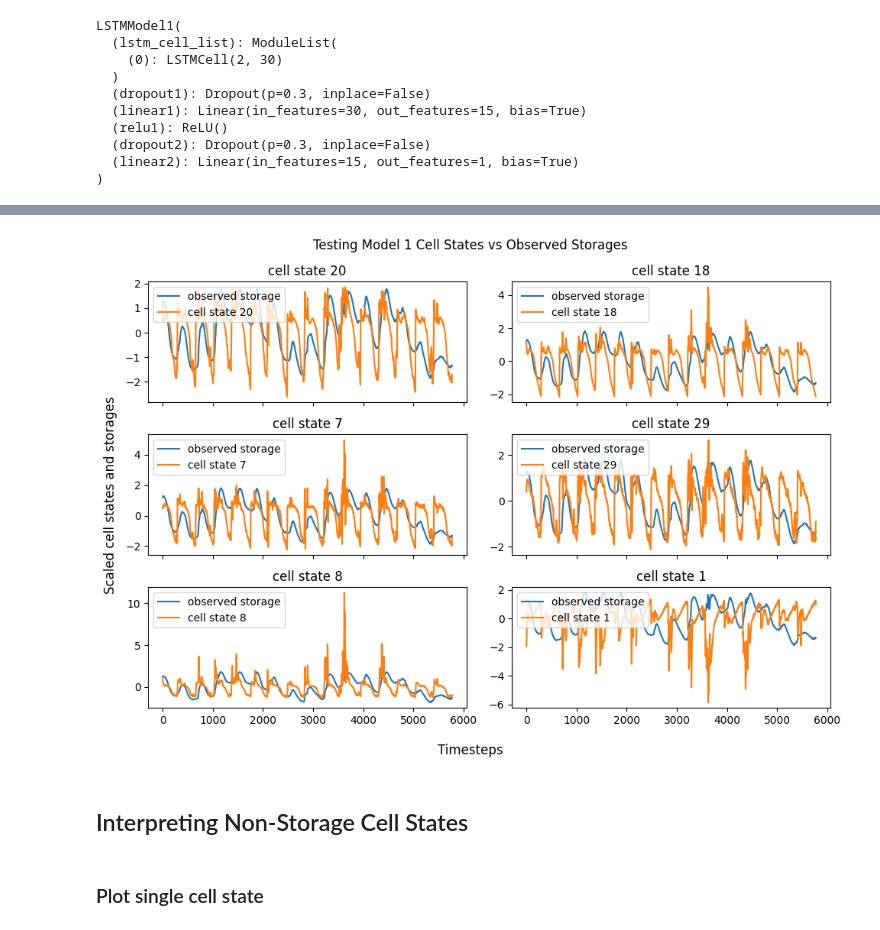
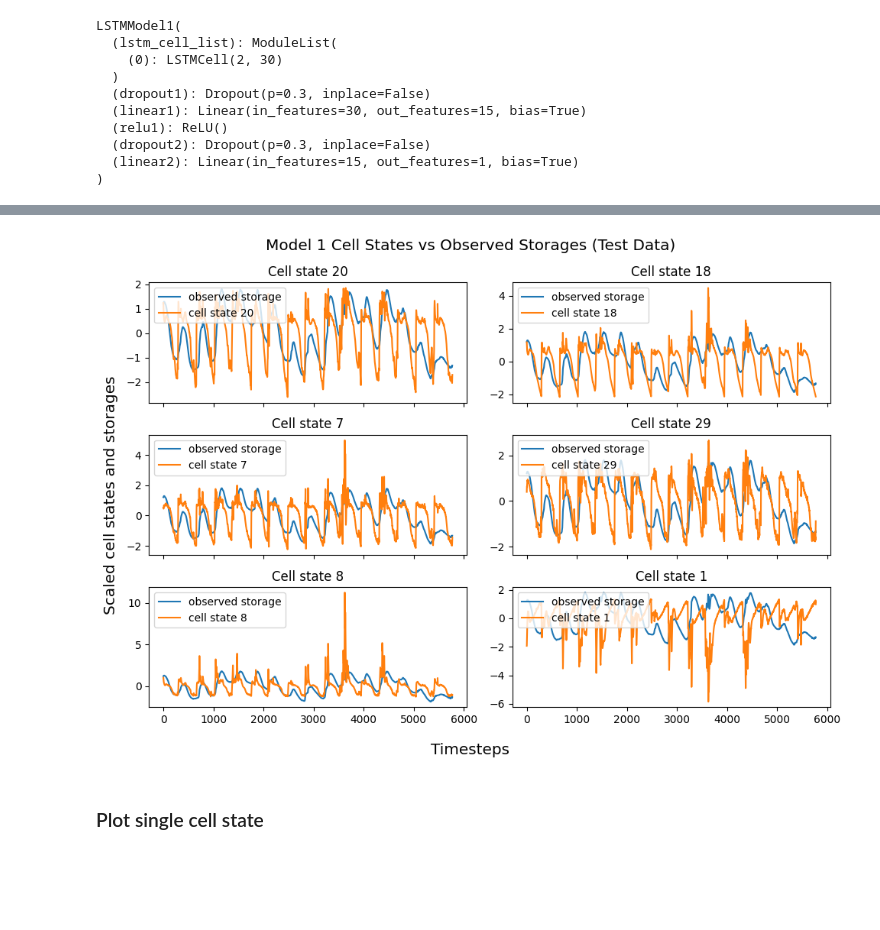
Before and after one commit to Matt2371/DL-reservoir-modeling, a Jupyter notebook: experiments/1e_model1_cell_state.ipynb, the cells around one changed output, grey strips where cells are left out. Saved outputs shown, nothing was run; the diff lists cells and outputs as text; code cells hidden in the pictures; blank space fills up the shorter version.

```diff
--- a/experiments/1e_model1_cell_state.ipynb
+++ b/experiments/1e_model1_cell_state.ipynb
@@ -125,23 +126,21 @@ df_corr.loc[np.abs(df_corr['testing: layer1']) > 0.40, :].sort_values(by='testin
 # %%
 # CHANGE MANUALLY AS NEEDED
 fig, axes = plt.subplots(nrows=3, ncols=2, figsize=(10, 7), sharex=True)
 
 cell_ids_list = [20, 18, 7, 29, 8, 1]
 for i, ax in enumerate(axes.reshape(-1)):
     plot_storage_cell(cell_states_all=cell_test_1a[0], storage_states=storage_test, cell_id=cell_ids_list[i], ax=ax)
     ax.legend(loc='upper left')
-    ax.set_title(f'cell state {cell_ids_list[i]}')
+    ax.set_title(f'Cell state {cell_ids_list[i]}')
 
-fig.supxlabel('Timesteps')
-fig.supylabel('Scaled cell states and storages')
-fig.suptitle('Testing Model 1 Cell States vs Observed Storages')
+fig.supxlabel('Timesteps', size='x-large')
+fig.supylabel('Scaled cell states and storages', size='x-large')
+fig.suptitle('Model 1 Cell States vs Observed Storages (Test Data)', size='x-large')
 plt.tight_layout()
-# plt.savefig('report/drafting/2_27_2024/figures/Figure6_cell_states.png', dpi=300)
+plt.savefig('report/drafting/8_15_2025/figures/model1_shasta_cell_states.png', dpi=300)
 plt.show()
 # %% [output]
-[figure, old version]
+[figure, new version]
-# %% [markdown]
-## Interpreting Non-Storage Cell States
 # %%
 def scale_series(x, train_data=None):
     """
```
Also changed, not shown: parts of 13 cells of this notebook, 42 other files.
